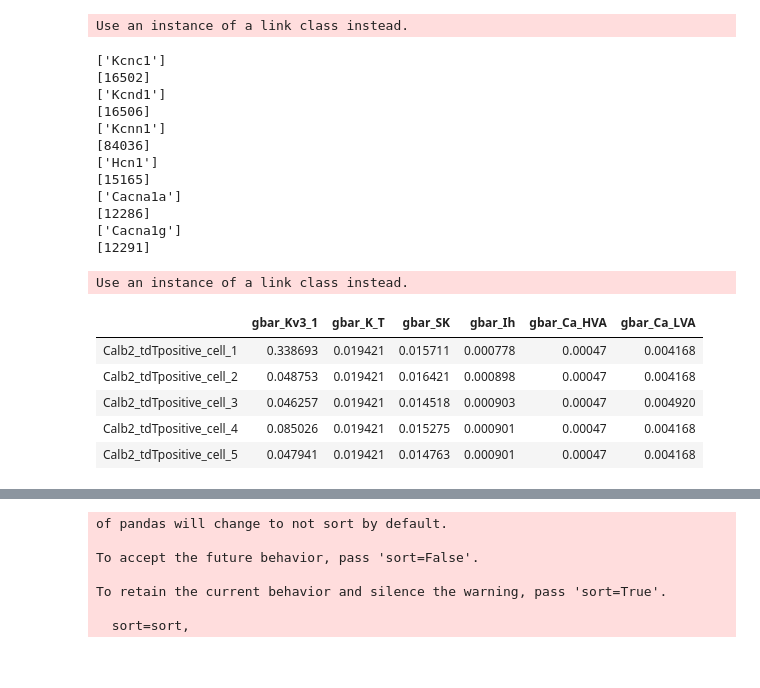
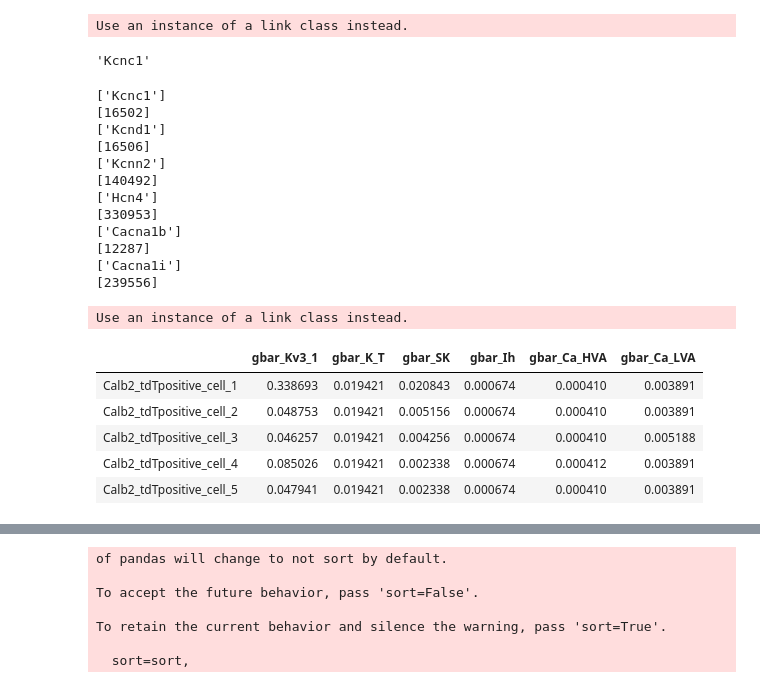
Before and after one commit to allen19981/Conductance_Parameter, a Jupyter notebook: Predictive_comparison.ipynb, the cells around one changed output, grey strips where cells are left out. Drawn from its saved outputs; the diff is of its cells as text; code cells hidden in the pictures.

```diff
--- a/Predictive_comparison.ipynb
+++ b/Predictive_comparison.ipynb
@@ -405,38 +405,49 @@ predictions = get_gene_exp_cond_predictions(new_cpm, fit_model,  gene_symbol_lis
 # %% [output]
 [140492]
 Use an instance of a link class instead.
+# %%
+import operator
+def get_top_cor_gene_in_family(cond):
+    genes_in_family = related_RNA[cond]
+    subdict = {k:v for k, v in sep_spearman_corr_ranks[cond].items() if k in genes_in_family}
+    gene_symbol = max(subdict.items(), key=operator.itemgetter(1))[0]
+    return gene_symbol
+get_top_cor_gene_in_family('gbar_Kv3_1')
+# %% [output]
+'Kcnc1'
 # %%
 # run all predictions for all conductances on tasic2016 data
 df = pd.DataFrame()
 for cond in related_RNA.keys():
+    top_related_gene = get_top_cor_gene_in_family(cond)
     # gene_symbol_list = related_RNA[cond]
-    gene_symbol_list = [related_RNA[cond][0]]
+    gene_symbol_list = [top_related_gene]
     print(gene_symbol_list)
     fit_model = get_cond_stat_models(cond, gene_symbol_list, sep_layer_cre_parameter_df)
     predictions = get_gene_exp_cond_predictions(new_cpm, fit_model, gene_symbol_list)
     df[cond] = predictions
 
 df.head()
 # %% [output]
 ['Kcnc1']
 [16502]
 ['Kcnd1']
 [16506]
-['Kcnn1']
-[84036]
-['Hcn1']
-[15165]
-['Cacna1a']
-[12286]
-['Cacna1g']
-[12291]
+['Kcnn2']
+[140492]
+['Hcn4']
+[330953]
+['Cacna1b']
+[12287]
+['Cacna1i']
+[239556]
 Use an instance of a link class instead.
 |  | gbar_Kv3_1 | gbar_K_T | gbar_SK | gbar_Ih | gbar_Ca_HVA | gbar_Ca_LVA |
-| Calb2_tdTpositive_cell_1 | 0.338693 | 0.019421 | 0.015711 | 0.000778 | 0.00047 | 0.004168 |
-| Calb2_tdTpositive_cell_2 | 0.048753 | 0.019421 | 0.016421 | 0.000898 | 0.00047 | 0.004168 |
-| Calb2_tdTpositive_cell_3 | 0.046257 | 0.019421 | 0.014518 | 0.000903 | 0.00047 | 0.004920 |
-| Calb2_tdTpositive_cell_4 | 0.085026 | 0.019421 | 0.015275 | 0.000901 | 0.00047 | 0.004168 |
-| Calb2_tdTpositive_cell_5 | 0.047941 | 0.019421 | 0.014763 | 0.000901 | 0.00047 | 0.004168 |
+| Calb2_tdTpositive_cell_1 | 0.338693 | 0.019421 | 0.020843 | 0.000674 | 0.000410 | 0.003891 |
+| Calb2_tdTpositive_cell_2 | 0.048753 | 0.019421 | 0.005156 | 0.000674 | 0.000410 | 0.003891 |
+| Calb2_tdTpositive_cell_3 | 0.046257 | 0.019421 | 0.004256 | 0.000674 | 0.000410 | 0.005188 |
+| Calb2_tdTpositive_cell_4 | 0.085026 | 0.019421 | 0.002338 | 0.000674 | 0.000412 | 0.003891 |
+| Calb2_tdTpositive_cell_5 | 0.047941 | 0.019421 | 0.002338 | 0.000674 | 0.000410 | 0.003891 |
 # %%
 # all_features_cell_type[all_features_cell_type['gbar_Ih'] > 0 ].head()
 # cre_line_metadata.head()
```
Also changed, not shown: parts of 2 cells of this notebook.
